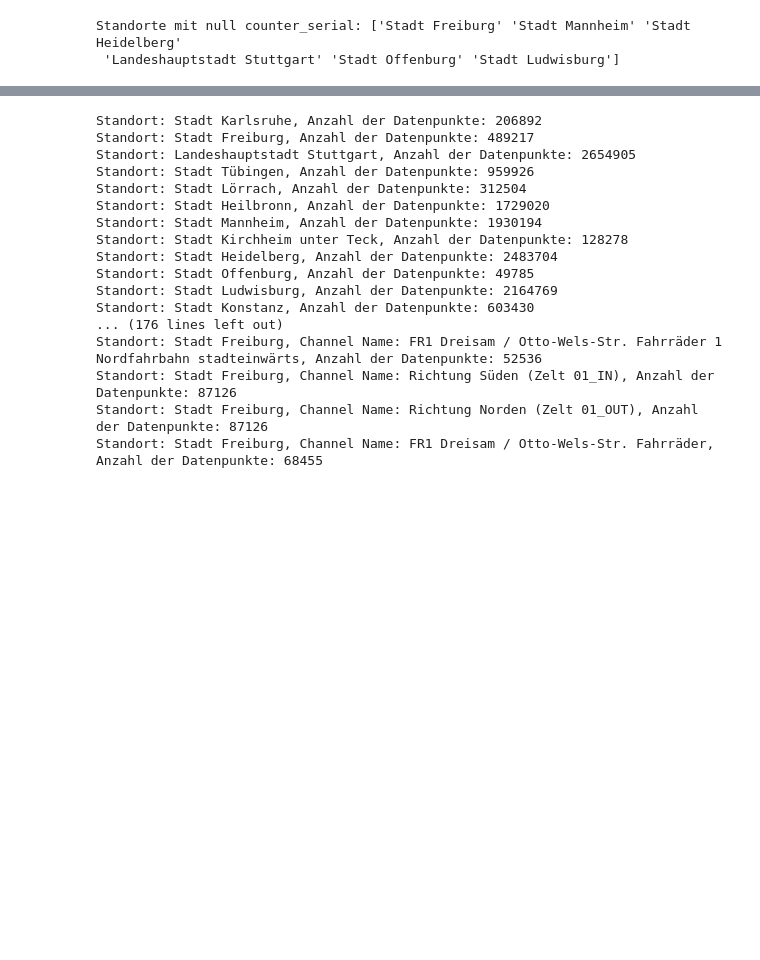
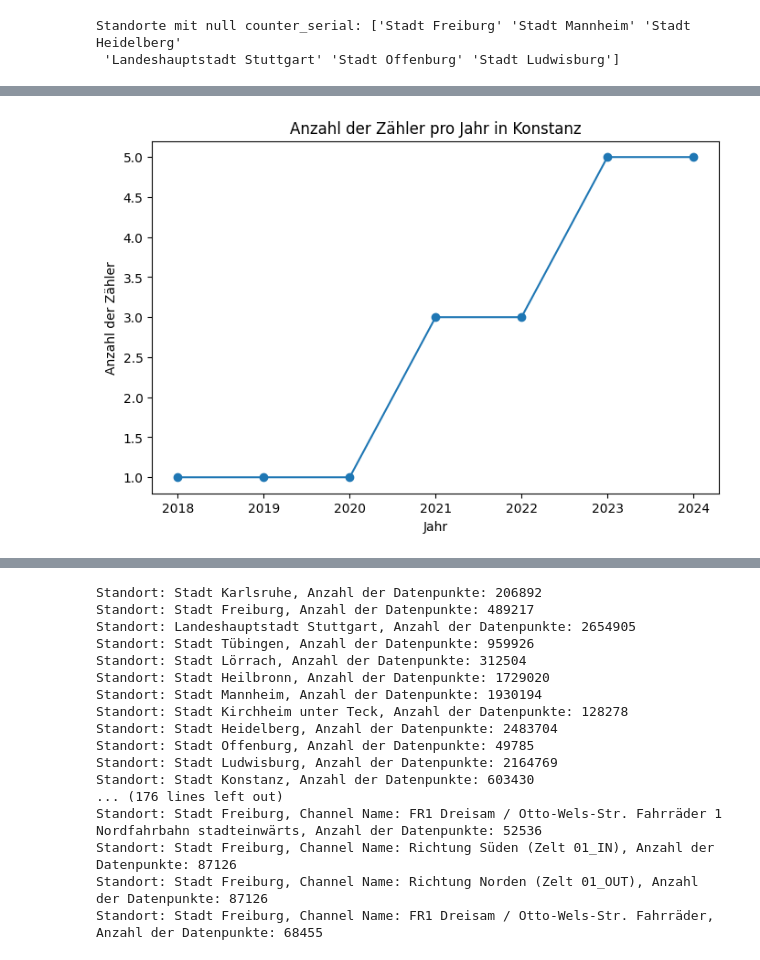
Before and after one commit to skessler01/data_literacy, a Jupyter notebook: data_preprocessing.ipynb, the cells around one changed output, grey strips where cells are left out. Drawn from its saved outputs; the diff is of its cells as text; code cells hidden in the pictures; blank space fills up the shorter version.

```diff
--- a/data_preprocessing.ipynb
+++ b/data_preprocessing.ipynb
@@ -107,0 +243,5 @@ print(general_columns)
+# %%
+# For Konstanz, check how many counters there are per year
+konstanz_data = data[data['standort'] == 'Stadt Konstanz']
+counters_per_year_konstanz = konstanz_data.groupby('year')['counter_serial'].nunique()
+counters_per_year_konstanz
@@ -107,0 +258,10 @@ print(general_columns)
+# %%
+# Plot the number of counters per year in Konstanz
+plt.figure(figsize=(8, 5))
+plt.plot(counters_per_year_konstanz.index, counters_per_year_konstanz.values, marker='o')
+plt.title("Anzahl der Zähler pro Jahr in Konstanz")
+plt.xlabel("Jahr")
+plt.ylabel("Anzahl der Zähler")
+plt.show()
+# %% [output]
+[figure, added]
```
Also changed, not shown: parts of 23 cells of this notebook, 1 other file.
